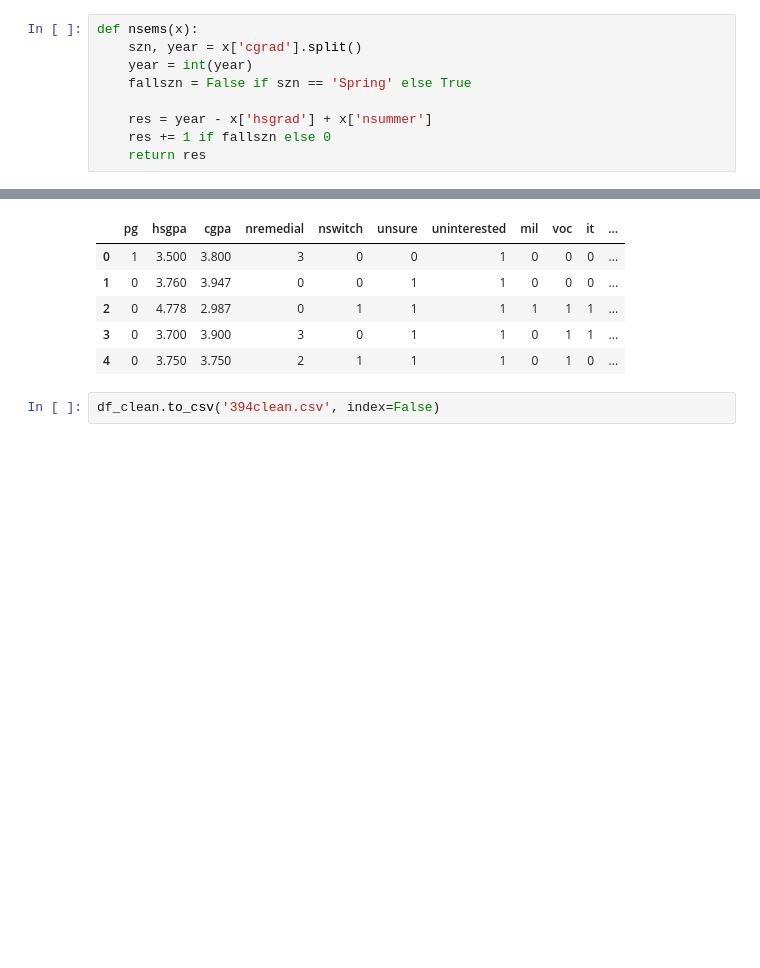
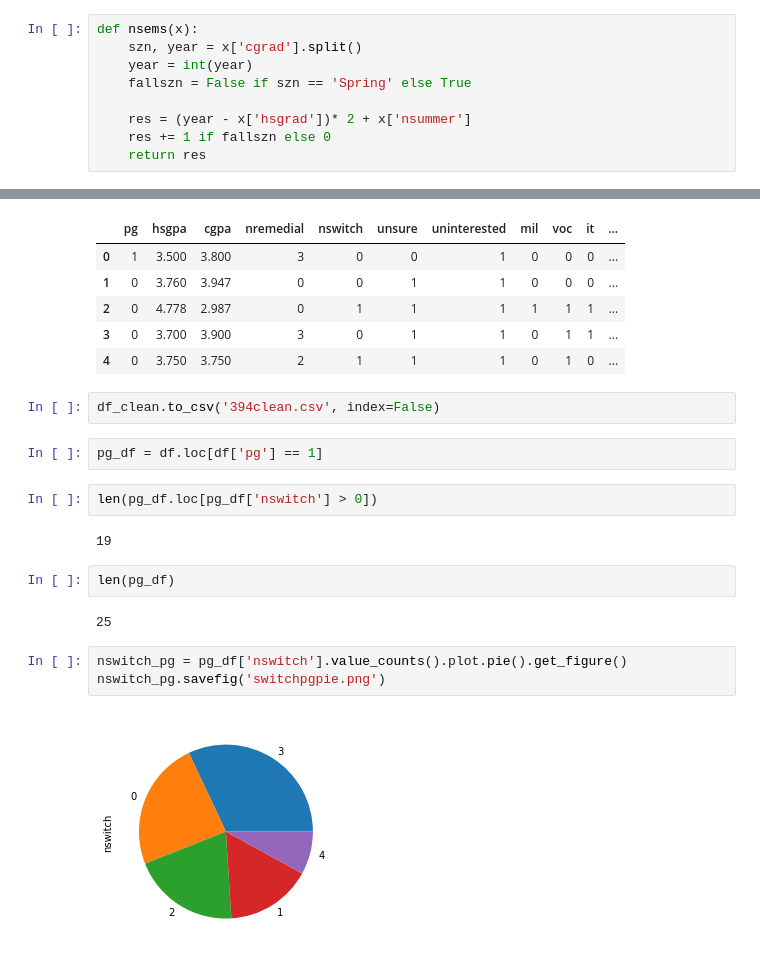
Before and after one commit to christian-rncl/engl394project, a Jupyter notebook: new/new.ipynb, the cells around one changed output, grey strips where cells are left out. Saved outputs shown, nothing was run; the diff lists cells and outputs as text; blank space fills up the shorter version.

Commit message:
new figures under new

```diff
--- a/new/new.ipynb
+++ b/new/new.ipynb
@@ -93,7 +94,7 @@ def nsems(x):
     year = int(year)
     fallszn = False if szn == 'Spring' else True
 
-    res = year - x['hsgrad'] + x['nsummer']
+    res = (year - x['hsgrad'])* 2 + x['nsummer']
     res += 1 if fallszn else 0
     return res
 # %%
@@ -142,3 +143,18 @@ df_clean.head()
 | 4 | 0 | 3.750 | 3.750 | 2 | 1 | 1 | 1 | 0 | 1 | 0 | ... |
 # %%
 df_clean.to_csv('394clean.csv', index=False)
+# %%
+pg_df = df.loc[df['pg'] == 1]
+# %%
+len(pg_df.loc[pg_df['nswitch'] > 0])
+# %% [output]
+19
+# %%
+len(pg_df)
+# %% [output]
+25
+# %%
+nswitch_pg = pg_df['nswitch'].value_counts().plot.pie().get_figure()
+nswitch_pg.savefig('switchpgpie.png')
+# %% [output]
+[figure, added]
```
Also changed, not shown: parts of 19 cells of this notebook, 9 other files.
